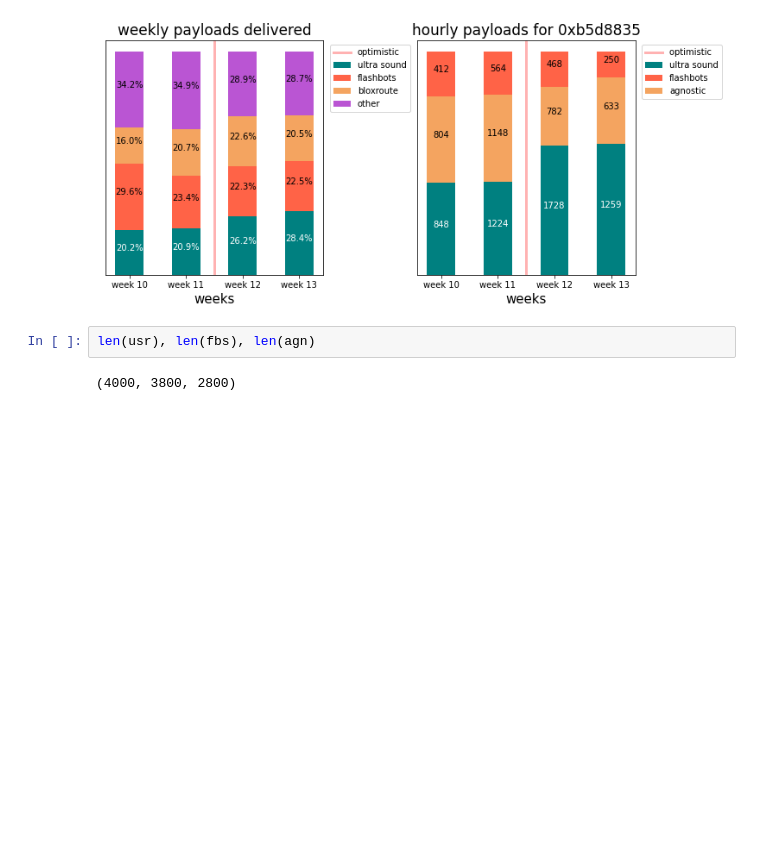
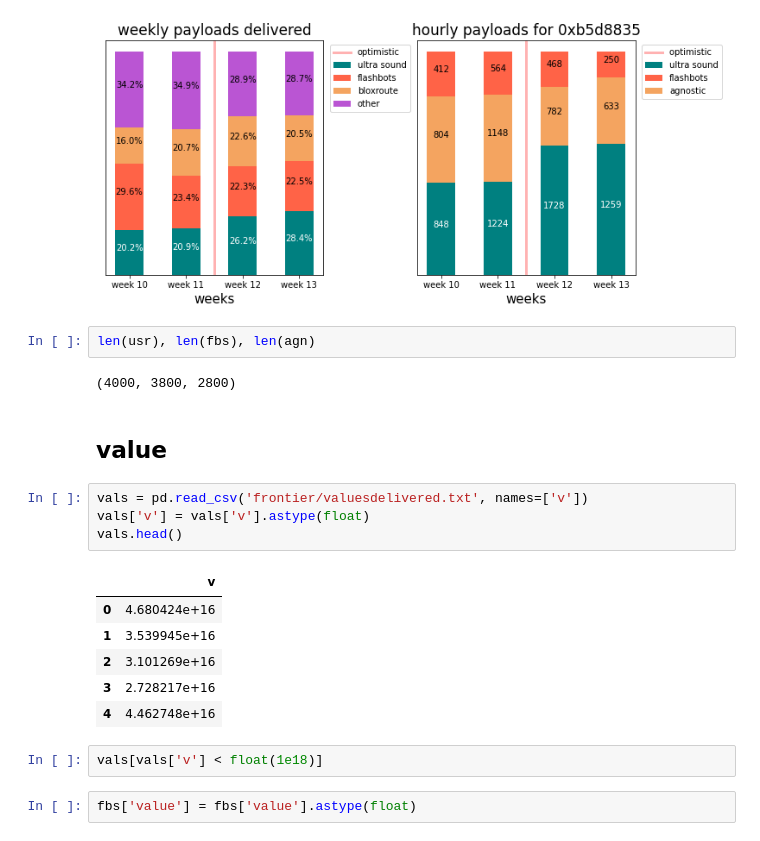
Before and after one commit to michaelneuder/relay-data, a Jupyter notebook: frontier.ipynb, the cells around one changed output. Saved outputs shown, nothing was run; the diff lists cells and outputs as text; blank space fills up the shorter version.

```diff
--- a/frontier.ipynb
+++ b/frontier.ipynb
@@ -1027,3 +1027,20 @@ plt.show()
 len(usr), len(fbs), len(agn)
 # %% [output]
 (4000, 3800, 2800)
+# %% [markdown]
+## value
+# %%
+vals = pd.read_csv('frontier/valuesdelivered.txt', names=['v'])
+vals['v'] = vals['v'].astype(float)
+vals.head()
+# %% [output]
+|  | v |
+| 0 | 4.680424e+16 |
+| 1 | 3.539945e+16 |
+| 2 | 3.101269e+16 |
+| 3 | 2.728217e+16 |
+| 4 | 4.462748e+16 |
+# %%
+vals[vals['v'] < float(1e18)]
+# %%
+fbs['value'] = fbs['value'].astype(float)
```
